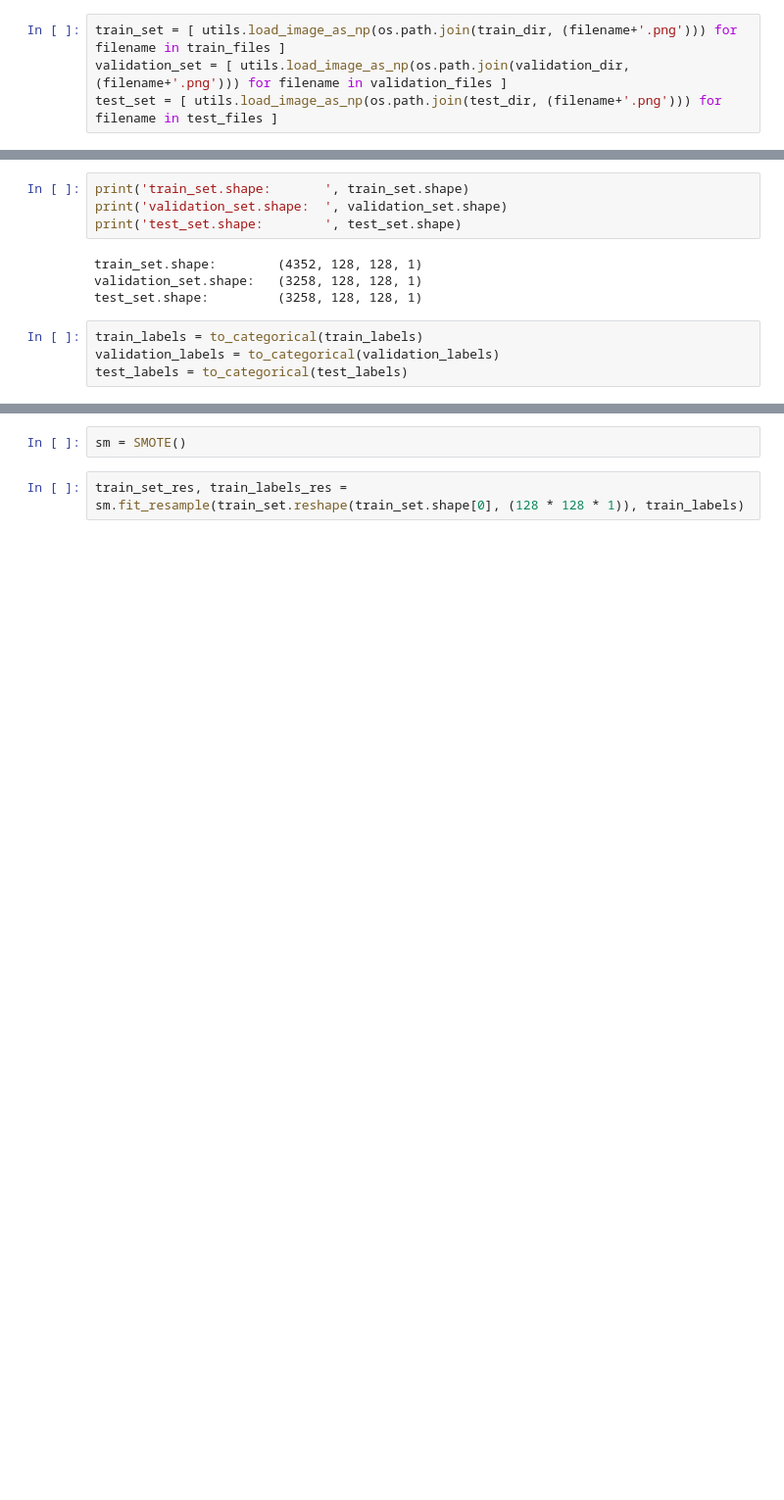
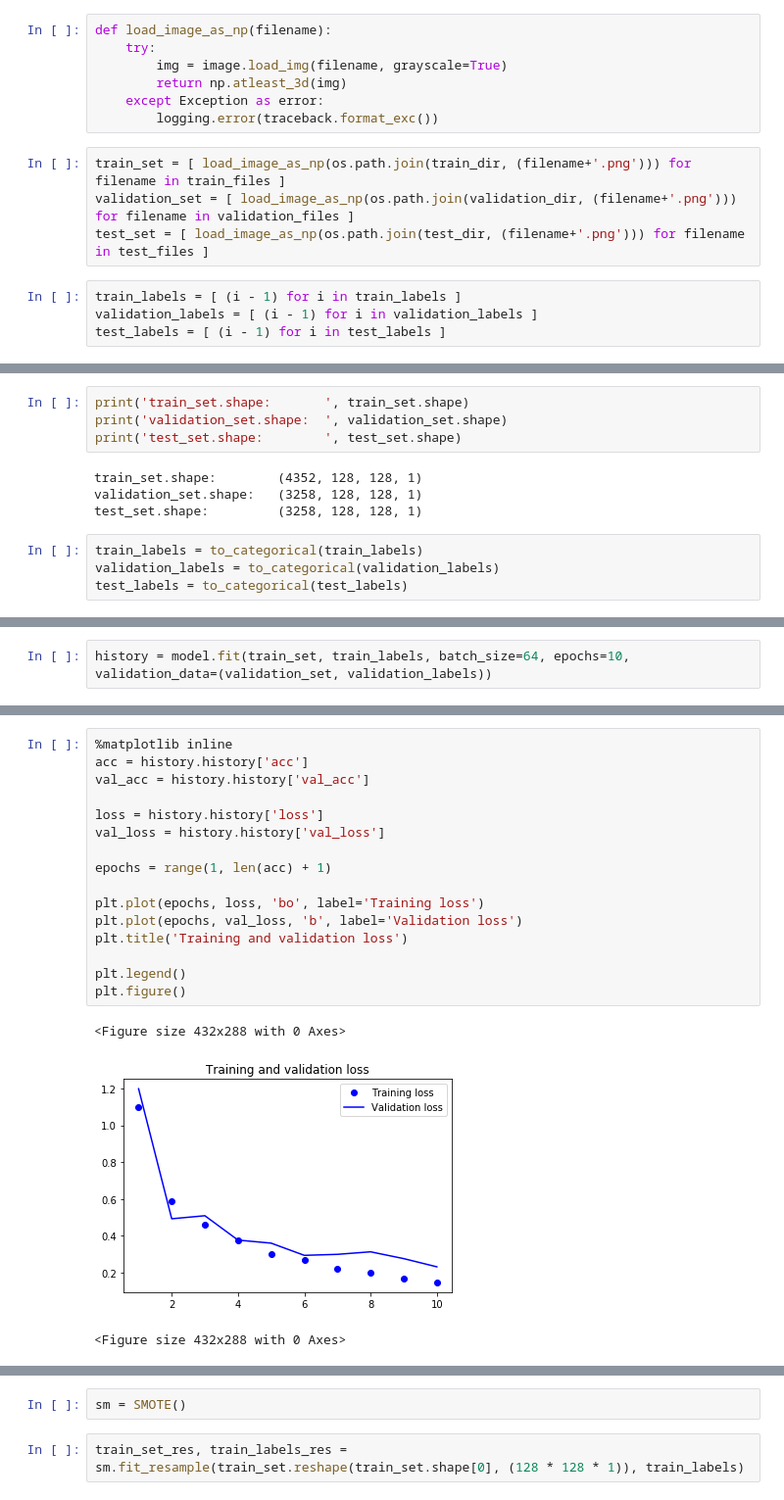
Before and after one commit to HarishB99/deep_learning_practice, a Jupyter notebook: application_of_ai_in_cyber_security/main.ipynb, the cells around one changed output, grey strips where cells are left out. Shown: that part at 98% size. Cells and saved outputs as stored; diff of their text form; blank space fills up the shorter version.

```diff
--- a/application_of_ai_in_cyber_security/main.ipynb
+++ b/application_of_ai_in_cyber_security/main.ipynb
@@ -83,10 +63,21 @@ data_labels = { filename: label for filename, label in pd.read_csv('./trainLabel
 train_labels = [ data_labels.get(filename, filename) for filename in train_files ]
 validation_labels = [ data_labels.get(filename, filename) for filename in validation_files ]
 test_labels = [ data_labels.get(filename, filename) for filename in test_files ]
+# %%
+def load_image_as_np(filename):
+    try:
+        img = image.load_img(filename, grayscale=True)
+        return np.atleast_3d(img)
+    except Exception as error:
+        logging.error(traceback.format_exc())
 # %%
-train_set = [ utils.load_image_as_np(os.path.join(train_dir, (filename+'.png'))) for filename in train_files ]
-validation_set = [ utils.load_image_as_np(os.path.join(validation_dir, (filename+'.png'))) for filename in validation_files ]
-test_set = [ utils.load_image_as_np(os.path.join(test_dir, (filename+'.png'))) for filename in test_files ]
+train_set = [ load_image_as_np(os.path.join(train_dir, (filename+'.png'))) for filename in train_files ]
+validation_set = [ load_image_as_np(os.path.join(validation_dir, (filename+'.png'))) for filename in validation_files ]
+test_set = [ load_image_as_np(os.path.join(test_dir, (filename+'.png'))) for filename in test_files ]
+# %%
+train_labels = [ (i - 1) for i in train_labels ]
+validation_labels = [ (i - 1) for i in validation_labels ]
+test_labels = [ (i - 1) for i in test_labels ]
 # %%
 train_set = np.asarray(train_set)
 validation_set = np.asarray(validation_set)
@@ -113,0 +103,2 @@ train_labels.shape
+# %%
+history = model.fit(train_set, train_labels, batch_size=64, epochs=10, validation_data=(validation_set, validation_labels))
@@ -113,0 +123,20 @@ train_labels.shape
+# %%
+%matplotlib inline
+acc = history.history['acc']
+val_acc = history.history['val_acc']
+
+loss = history.history['loss']
+val_loss = history.history['val_loss']
+
+epochs = range(1, len(acc) + 1)
+
+plt.plot(epochs, loss, 'bo', label='Training loss')
+plt.plot(epochs, val_loss, 'b', label='Validation loss')
+plt.title('Training and validation loss')
+
+plt.legend()
+plt.figure()
+# %% [output]
+<Figure size 432x288 with 0 Axes>
+[figure, added]
+<Figure size 432x288 with 0 Axes>
```
Also changed, not shown: parts of 12 cells of this notebook, 3 other files.
